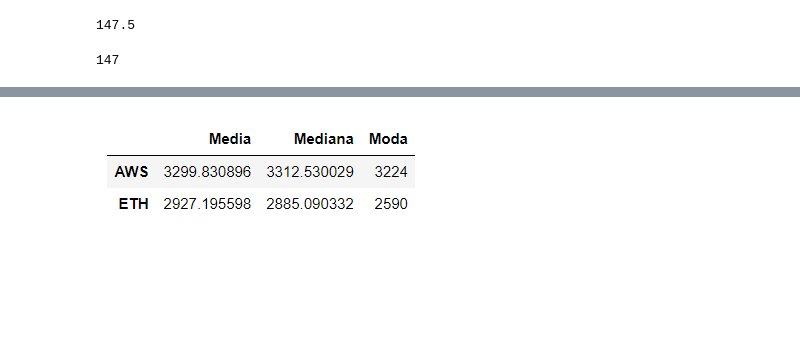
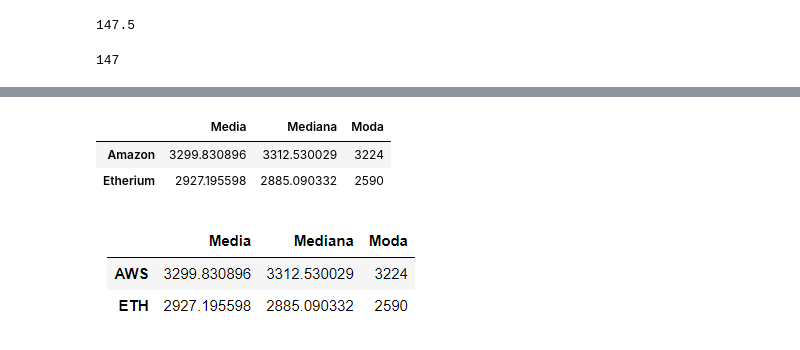
Before and after one commit to MafeRC08/MafeRC08, a Jupyter notebook: Copia_de_Estadística_Descriptiva_Centralidad.ipynb, the cells around one changed output, grey strips where cells are left out. Cells and saved outputs as stored; diff of their text form; code cells hidden in the pictures; blank space fills up the shorter version.

```diff
--- a/Copia_de_Estadística_Descriptiva_Centralidad.ipynb
+++ b/Copia_de_Estadística_Descriptiva_Centralidad.ipynb
@@ -197,12 +197,9 @@ len((precios_eth_ord)[0:147])
 # %%
 import pandas as pd
 # %%
-
 pd.DataFrame([
               [media_amz, mediana_amz, moda_amz],
               [media_eth, mediana_eth, moda_eth]],
               index=['Amazon','Etherium'],
               columns=['Media','Mediana', 'Moda'])
-              Index =['Amazon','Etherium']
-              Colums=['Media','Mediana', 'Moda'])
 # %% [output]
@@ -210,3 +206,6 @@ IndentationError: unexpected indent (<ipython-input-48-49974268b44d>, line 6)
+|  | Media | Mediana | Moda |
+| Amazon | 3299.830896 | 3312.530029 | 3224 |
+| Etherium | 2927.195598 | 2885.090332 | 2590 |
 # %% [markdown]
 ![resultado-medida-centralidad.PNG](embedded-picture-1)
 # %% [markdown]
```
Also changed, not shown: parts of 1 cell of this notebook.
